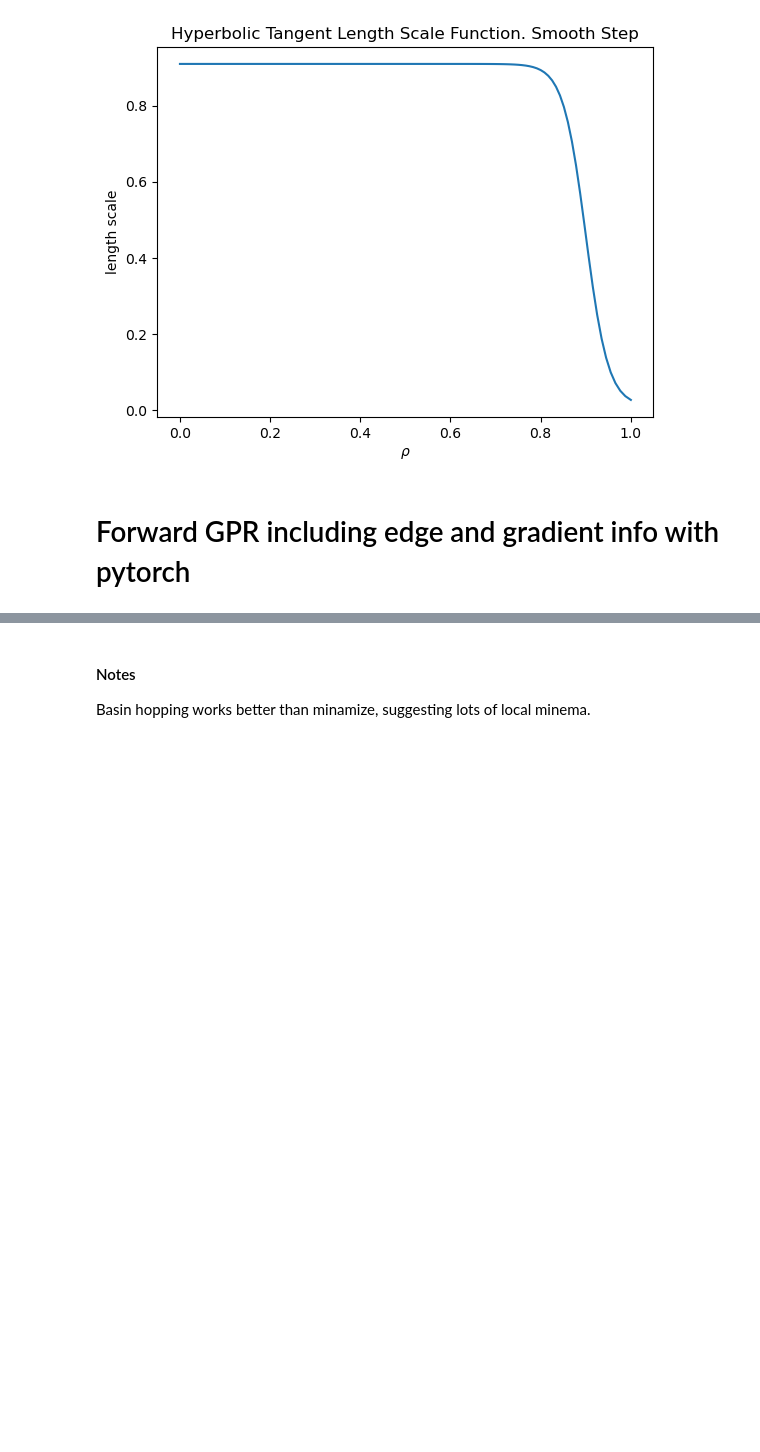
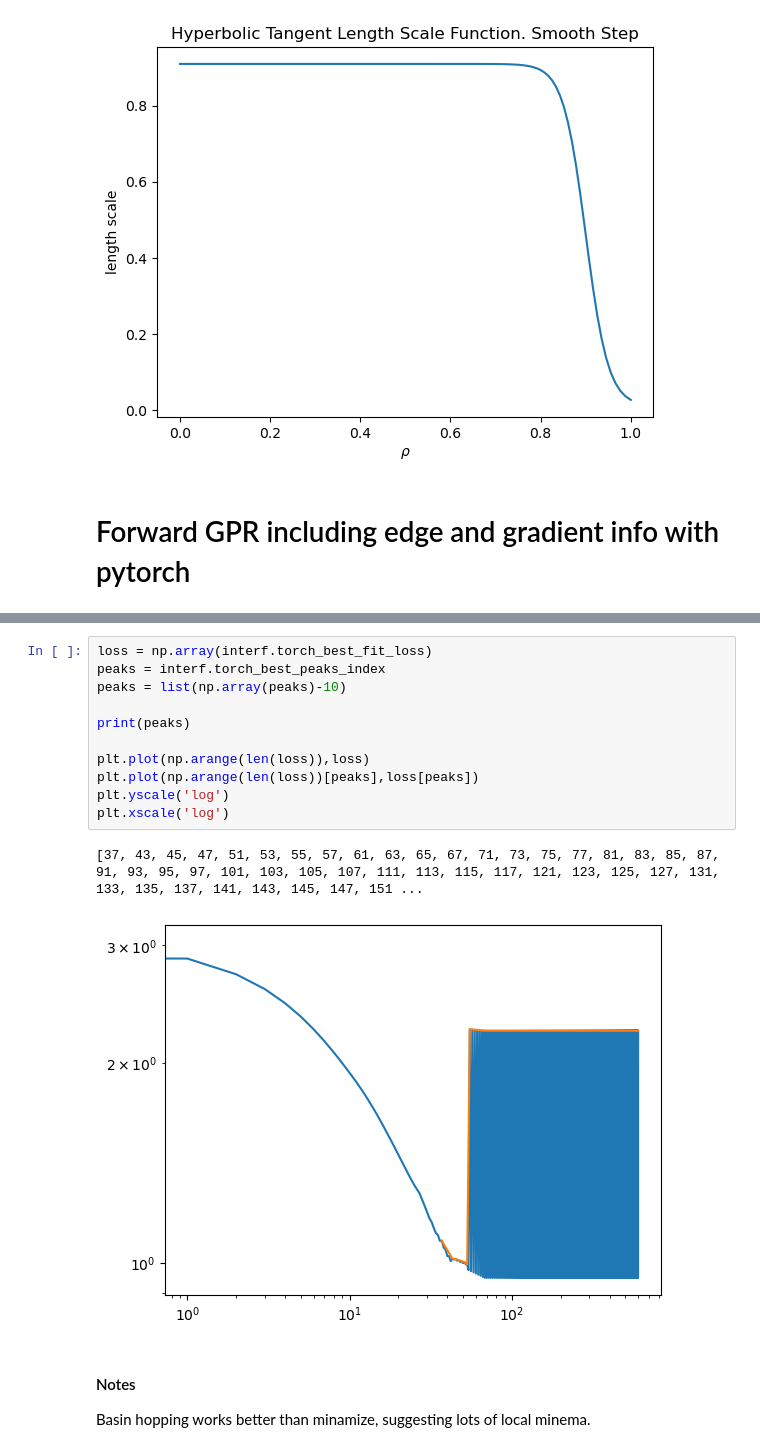
Before and after one commit to DanHarJor/Improving-Electron-Density-Profile-Inference-within-a-Tokamak-using-Bayesian-Techniques, a Jupyter notebook: RealEquillibriumInterferometry/SyntheticDataInterferometry.ipynb, the cells around one changed output, grey strips where cells are left out. Drawn from its saved outputs; the diff is of its cells as text; blank space fills up the shorter version.

```diff
--- a/RealEquillibriumInterferometry/SyntheticDataInterferometry.ipynb
+++ b/RealEquillibriumInterferometry/SyntheticDataInterferometry.ipynb
@@ -866,3 +909,17 @@ For K a small addition of 0.01 to the diagonal was needed to ensure it was posit
+# %%
+loss = np.array(interf.torch_best_fit_loss)
+peaks = interf.torch_best_peaks_index
+peaks = list(np.array(peaks)-10)
+
+print(peaks)
+
+plt.plot(np.arange(len(loss)),loss)
+plt.plot(np.arange(len(loss))[peaks],loss[peaks])
+plt.yscale('log')
+plt.xscale('log')
+# %% [output]
+[37, 43, 45, 47, 51, 53, 55, 57, 61, 63, 65, 67, 71, 73, 75, 77, 81, 83, 85, 87, 91, 93, 95, 97, 101, 103, 105, 107, 111, 113, 115, 117, 121, 123, 125, 127, 131, 133, 135, 137, 141, 143, 145, 147, 151 ...
+[figure, added]
 # %% [markdown]
 #### Notes
 Basin hopping works better than minamize, suggesting lots of local minema.
```
Also changed, not shown: parts of 5 cells of this notebook.
